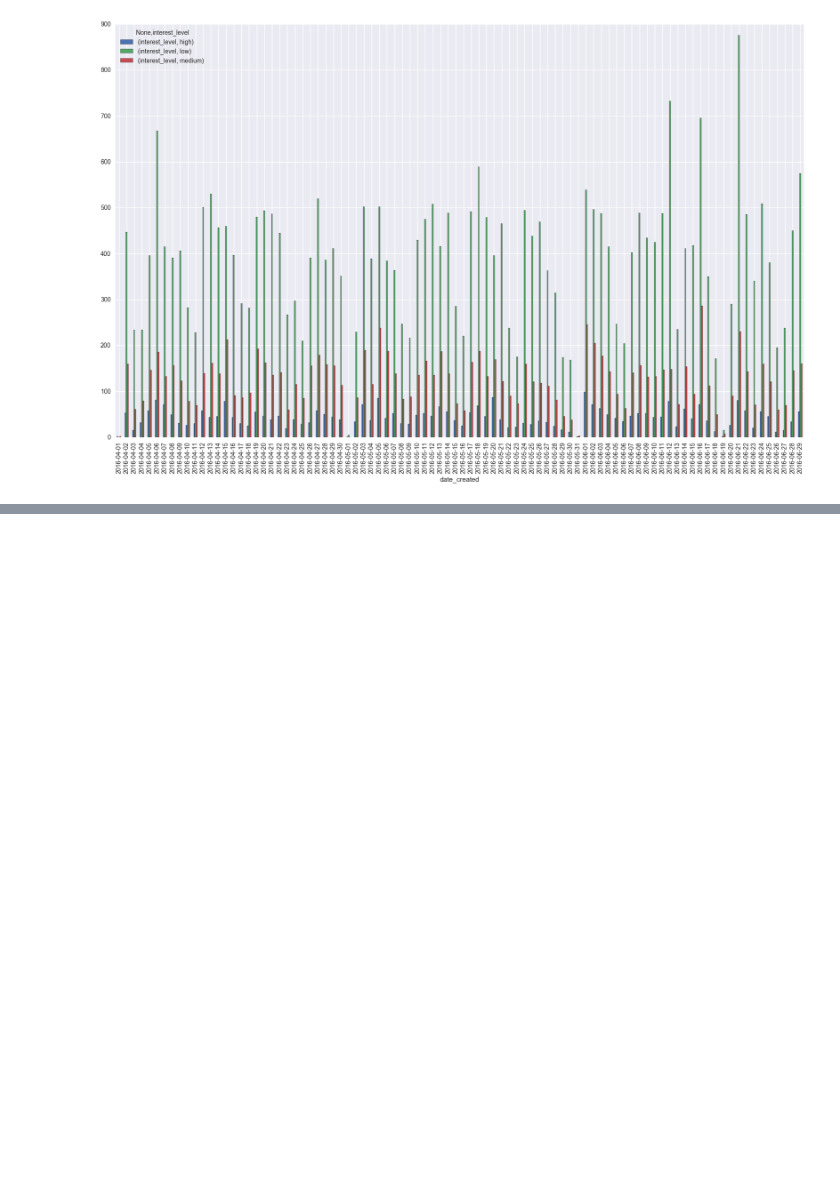
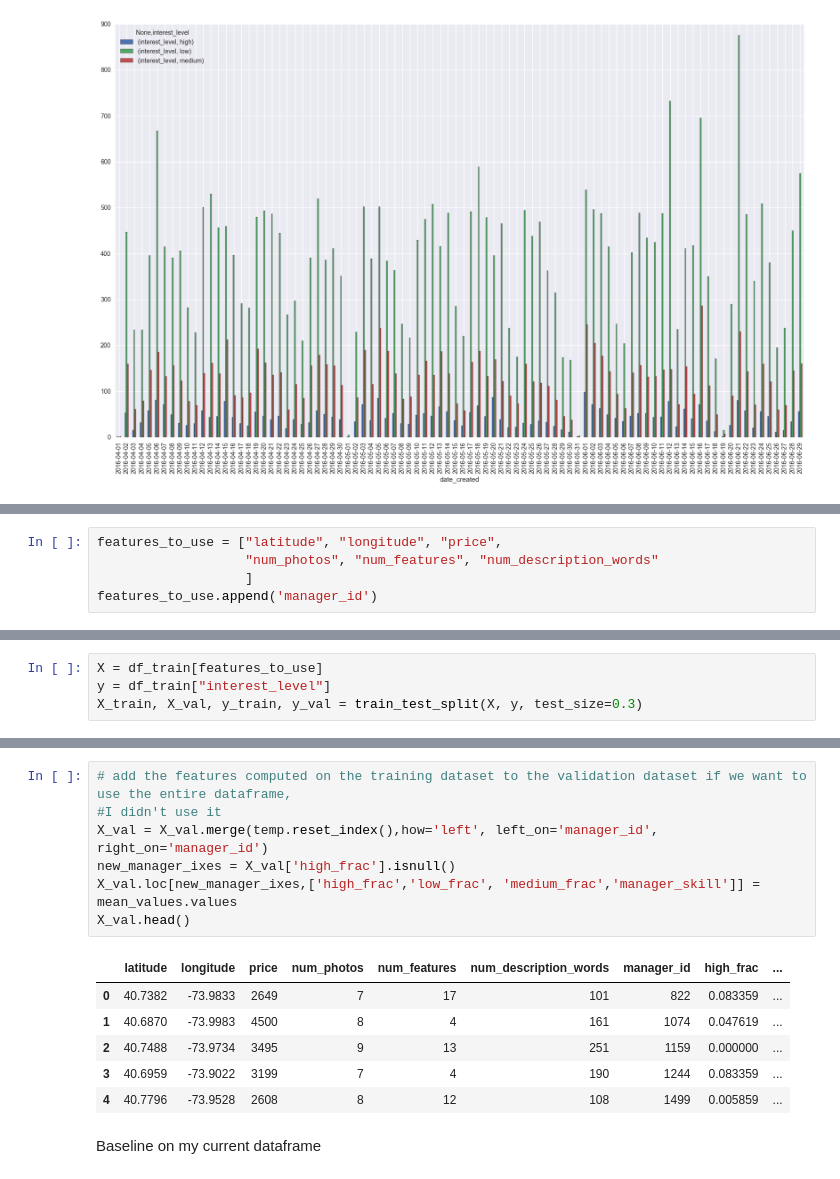
Before and after one commit to thunter009/Neuromancers-Kaggle, a Jupyter notebook: Drace on Bathrooms, DateListed, ManagerID.ipynb, the cells around one changed output, grey strips where cells are left out. Cells and saved outputs as stored; diff of their text form; blank space fills up the shorter version.

```diff
--- a/Drace on Bathrooms, DateListed, ManagerID.ipynb
+++ b/Drace on Bathrooms, DateListed, ManagerID.ipynb
@@ -122,0 +139,5 @@ If high amount of listings cause lower average interest then we can test that pe
+# %%
+features_to_use = ["latitude", "longitude", "price",
+                   "num_photos", "num_features", "num_description_words"
+                   ]
+features_to_use.append('manager_id')
@@ -122,0 +150,4 @@ If high amount of listings cause lower average interest then we can test that pe
+# %%
+X = df_train[features_to_use]
+y = df_train["interest_level"]
+X_train, X_val, y_train, y_val = train_test_split(X, y, test_size=0.3)
@@ -122,0 +219,16 @@ If high amount of listings cause lower average interest then we can test that pe
+# %%
+# add the features computed on the training dataset to the validation dataset if we want to use the entire dataframe,
+#I didn't use it
+X_val = X_val.merge(temp.reset_index(),how='left', left_on='manager_id', right_on='manager_id')
+new_manager_ixes = X_val['high_frac'].isnull()
+X_val.loc[new_manager_ixes,['high_frac','low_frac', 'medium_frac','manager_skill']] = mean_values.values
+X_val.head()
+# %% [output]
+|  | latitude | longitude | price | num_photos | num_features | num_description_words | manager_id | high_frac | ... |
+| 0 | 40.7382 | -73.9833 | 2649 | 7 | 17 | 101 | 822 | 0.083359 | ... |
+| 1 | 40.6870 | -73.9983 | 4500 | 8 | 4 | 161 | 1074 | 0.047619 | ... |
+| 2 | 40.7488 | -73.9734 | 3495 | 9 | 13 | 251 | 1159 | 0.000000 | ... |
+| 3 | 40.6959 | -73.9022 | 3199 | 7 | 4 | 190 | 1244 | 0.083359 | ... |
+| 4 | 40.7796 | -73.9528 | 2608 | 8 | 12 | 108 | 1499 | 0.005859 | ... |
+# %% [markdown]
+Baseline on my current dataframe
```
Also changed, not shown: parts of 17 cells of this notebook.
